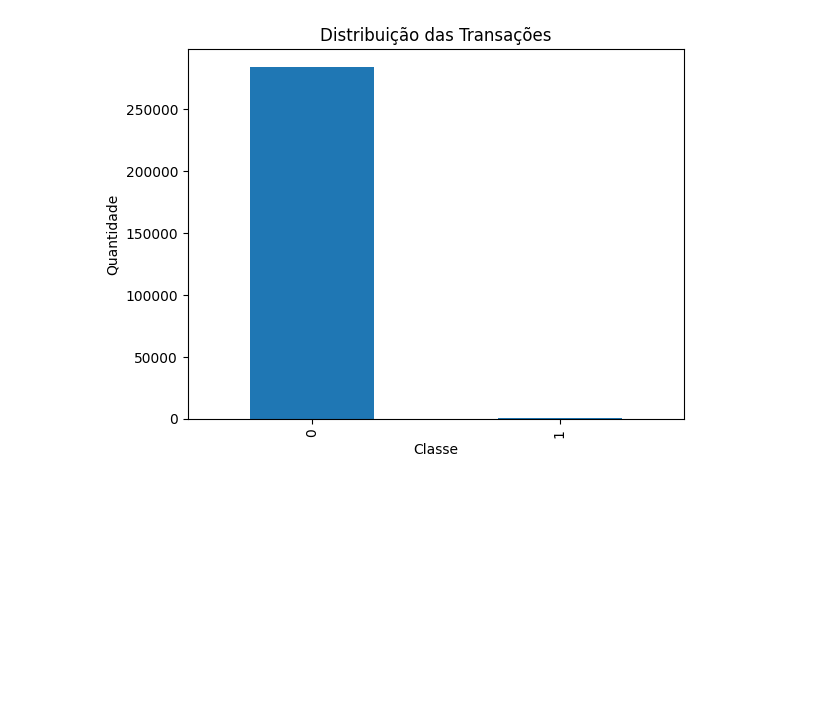
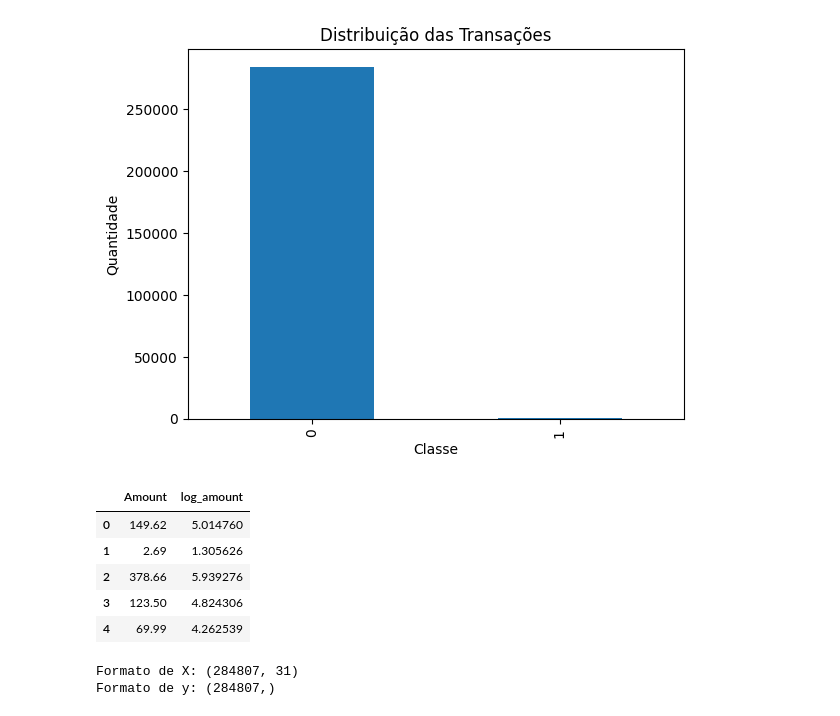
Before and after one commit to nathanbarbosatx/deteccao-fraude-cartao, a Jupyter notebook: fraude_cartao.ipynb, the cells around one changed output. Saved outputs shown, nothing was run; the diff lists cells and outputs as text; code cells hidden in the pictures; blank space fills up the shorter version.

```diff
--- a/fraude_cartao.ipynb
+++ b/fraude_cartao.ipynb
@@ -91,3 +91,14 @@ plt.ylabel("Quantidade")
 plt.show()
 # %% [output]
 [figure]
+# %%
+df["log_amount"] = np.log1p(df["Amount"])
+# %%
+df[["Amount", "log_amount"]].head()
+# %% [output]
+|  | Amount | log_amount |
+| 0 | 149.62 | 5.014760 |
+| 1 | 2.69 | 1.305626 |
+| 2 | 378.66 | 5.939276 |
+| 3 | 123.50 | 4.824306 |
+| 4 | 69.99 | 4.262539 |
@@ -93,0 +108,6 @@ plt.show()
+# %%
+print("Formato de X:", X.shape)
+print("Formato de y:", y.shape)
+# %% [output]
+Formato de X: (284807, 31)
+Formato de y: (284807,)
```
Also changed, not shown: parts of 9 cells of this notebook.
